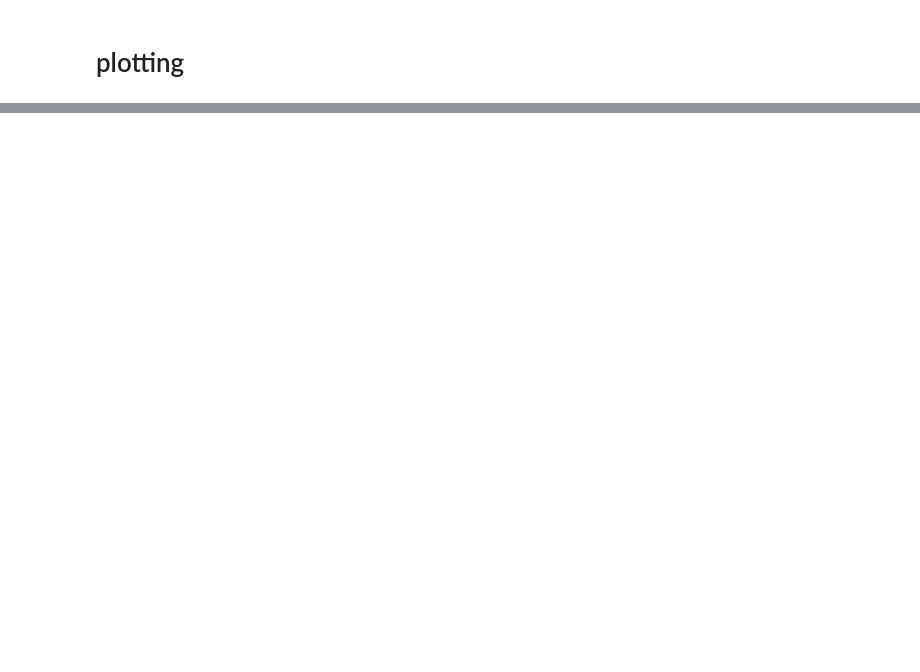
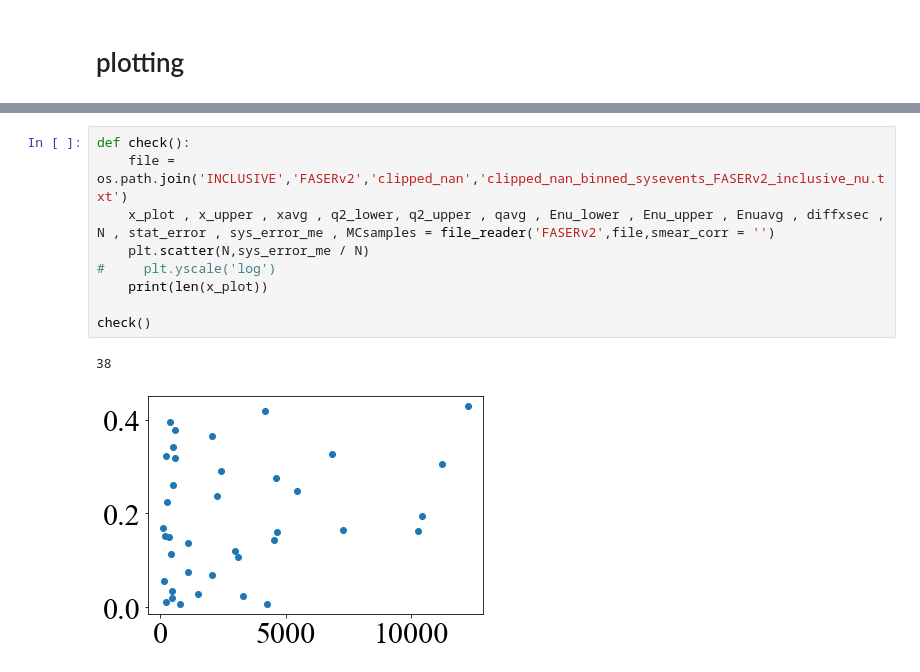
Before and after one commit to LHCfitNikhef/FPF-WG1, a Jupyter notebook: results/PDFs_FPF_INCLUSIVE.ipynb, the cells around one changed output, grey strips where cells are left out. Drawn from its saved outputs; the diff is of its cells as text; blank space fills up the shorter version.

```diff
--- a/results/PDFs_FPF_INCLUSIVE.ipynb
+++ b/results/PDFs_FPF_INCLUSIVE.ipynb
@@ -1286,0 +1499,12 @@ plot()
+# %%
+def check():
+    file = os.path.join('INCLUSIVE','FASERv2','clipped_nan','clipped_nan_binned_sysevents_FASERv2_inclusive_nu.txt')
+    x_plot , x_upper , xavg , q2_lower, q2_upper , qavg , Enu_lower , Enu_upper , Enuavg , diffxsec , N , stat_error , sys_error_me , MCsamples = file_reader('FASERv2',file,smear_corr = '')
+    plt.scatter(N,sys_error_me / N)
+#     plt.yscale('log')
+    print(len(x_plot))
+
+check()
+# %% [output]
+38
+[figure, added]
```
Also changed, not shown: parts of 27 cells of this notebook, 57 other files.
